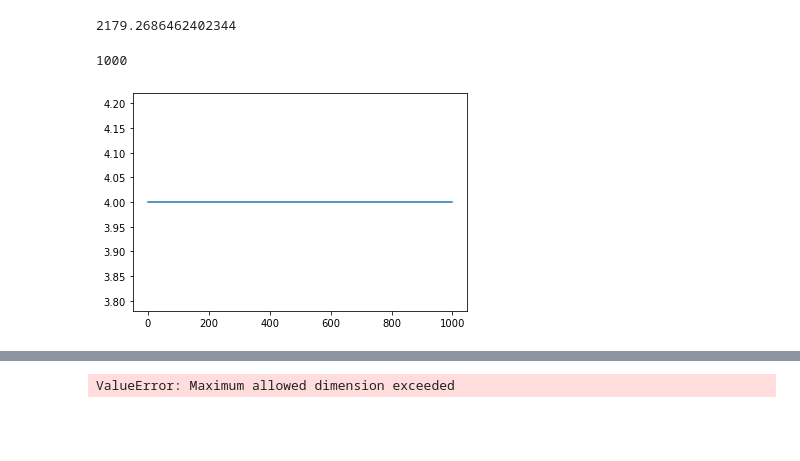
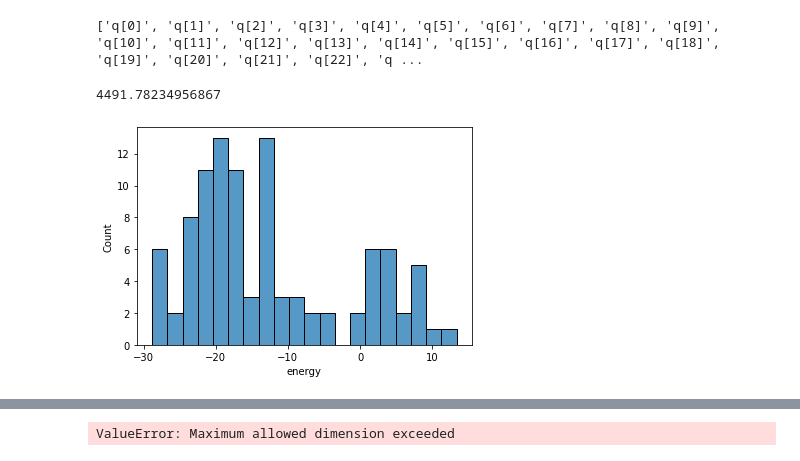
Before and after one commit to DBern97/Dwave-RAN-algs, a Jupyter notebook: Testing Max-norm.ipynb, the cells around one changed output, grey strips where cells are left out. Saved outputs shown, nothing was run; the diff lists cells and outputs as text; code cells hidden in the pictures; blank space fills up the shorter version.

```diff
--- a/Testing Max-norm.ipynb
+++ b/Testing Max-norm.ipynb
@@ -63,12 +47,10 @@ umods
+# %%
+empty = np.sum(u).compile()
+og_vars = empty.variables
+print(og_vars)
+# %% [output]
+['q[0]', 'q[1]', 'q[2]', 'q[3]', 'q[4]', 'q[5]', 'q[6]', 'q[7]', 'q[8]', 'q[9]', 'q[10]', 'q[11]', 'q[12]', 'q[13]', 'q[14]', 'q[15]', 'q[16]', 'q[17]', 'q[18]', 'q[19]', 'q[20]', 'q[21]', 'q[22]', 'q ...
 # %%
-muparams = np.array([6,[0,4]], dtype='object')
+nq_mu = 6
 
-maxnorm = Max_Norm_LP(u, 1, muparams, muparams)
-
-model = maxnorm.compile(strength=5)
-
-model_qubo = model.to_qubo(index_label=True)
-
-np.trace(Dict_to_Mat(model_qubo[0]))
+muparams = np.array([nq_mu,[0,4]], dtype=object)
-# %% [output]
-2179.2686462402344
@@ -100,8 +57,33 @@ for i in range(len(gamma)):
-# %%
-values = [float_approx(results[i],root) for i in range(len(results))]
-print(len(values))
-plt.plot(values)
-plt.show()
-# %% [output]
-1000
-[figure, removed]
+# %%
+maxnorm = Max_Norm_LP(u, 2, muparams, muparams)
+
+model = maxnorm.compile(strength=10)
+
+model_qubo = model.to_qubo(index_label=True)
+
+np.trace(Dict_to_Mat(model_qubo[0]))
+# %% [output]
+4491.78234956867
+# %%
+sampler = neal.SimulatedAnnealingSampler()
+
+correct_max = np.max(domains)
+
+model_qubo = model.to_qubo()
+
+sampleset = sampler.sample_qubo(model_qubo[0], num_reads=100)
+
+samples = sampleset.samples()
+
+data = sampleset.to_pandas_dataframe()
+
+
+cwd = os.getcwd()
+path = cwd + "/Data/SA/"
+
+data.to_hdf(path+'trialsave.h5', key='a', mode='w')
+
+sns.histplot(data['energy'], bins=20)
+plt.show()
+# %% [output]
+[figure, added]
```
Also changed, not shown: parts of 17 cells of this notebook, 3 other files.
